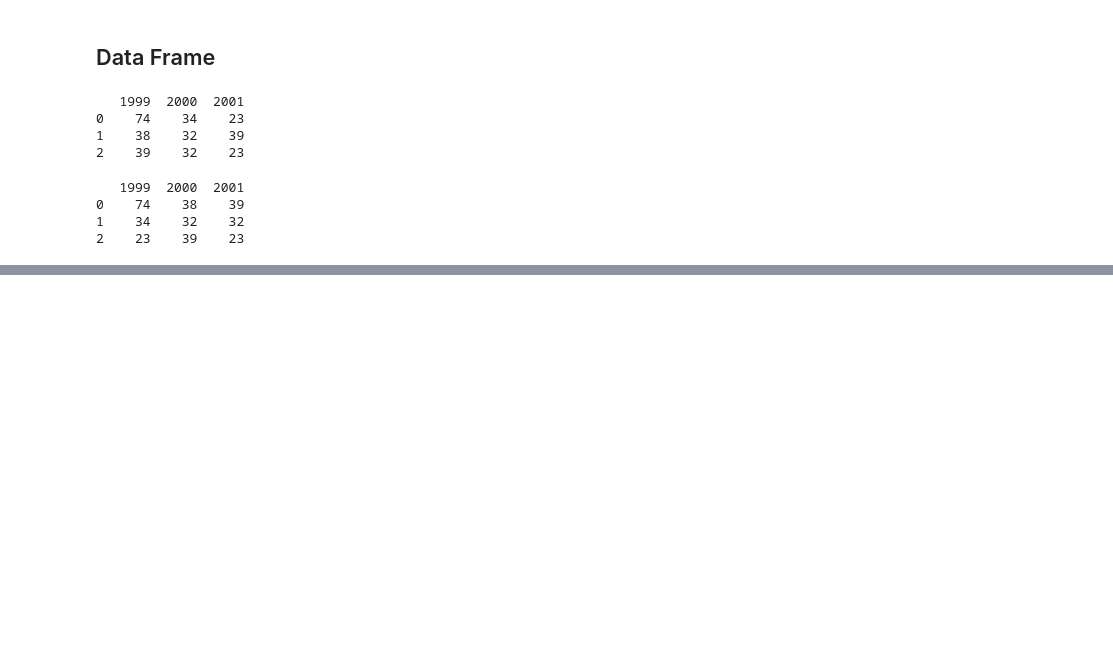
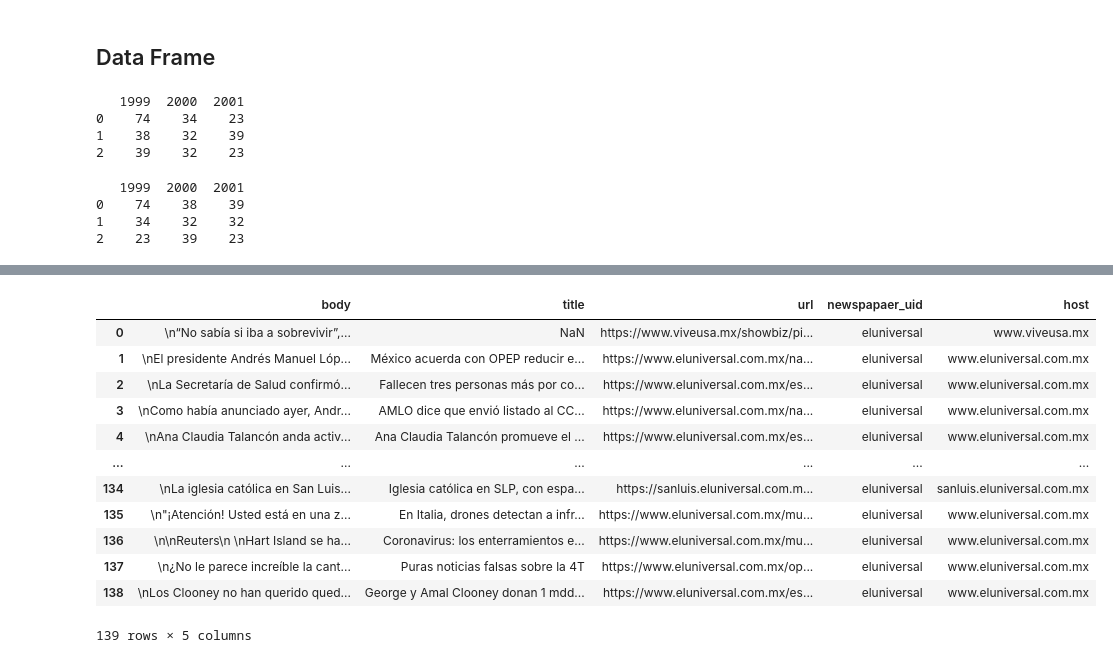
Before and after one commit to Luisehica/Data_Engineering, a Jupyter notebook: Intro Pandas.ipynb, the cells around one changed output, grey strips where cells are left out. Drawn from its saved outputs; the diff is of its cells as text; code cells hidden in the pictures; blank space fills up the shorter version.

Commit message:
receipe for newspaper

```diff
--- a/Intro Pandas.ipynb
+++ b/Intro Pandas.ipynb
@@ -45,6 +45,8 @@ print(frame_test2)
 1    34    32    32
 2    23    39    23
 # %%
-el_universal = pd.read_csv('web_scraping/eluniversal_2020_08_04_articles.csv', encoding = "utf-8")
-el_universal.head()
+pd.options.display.max_rows = 10
+
+el_universal = pd.read_csv('web_scraping/eluniversal_2020_04_10_articles.csv', encoding = "utf_8")
+el_universal
 # %% [output]
@@ -51,0 +143,6 @@ UnicodeDecodeError: 'utf-8' codec can't decode byte 0xed in position 63: invalid
+# %%
+# 1. Añadir newspaper_uid al DataFrame
+
+el_universal['newspapaer_uid'] = 'eluniversal'
+
+el_universal
@@ -51,0 +163,21 @@ UnicodeDecodeError: 'utf-8' codec can't decode byte 0xed in position 63: invalid
+# %%
+# 2. Obtener el host
+from urllib.parse import urlparse
+
+el_universal['host'] = el_universal['url'].apply(lambda url: urlparse(url).netloc)
+
+el_universal
+# %% [output]
+|  | body | title | url | newspapaer_uid | host |
+| 0 | \n“No sabía si iba a sobrevivir”,... | NaN | https://www.viveusa.mx/showbiz/pi... | eluniversal | www.viveusa.mx |
+| 1 | \nEl presidente Andrés Manuel Lóp... | México acuerda con OPEP reducir e... | https://www.eluniversal.com.mx/na... | eluniversal | www.eluniversal.com.mx |
+| 2 | \nLa Secretaría de Salud confirmó... | Fallecen tres personas más por co... | https://www.eluniversal.com.mx/es... | eluniversal | www.eluniversal.com.mx |
+| 3 | \nComo había anunciado ayer, Andr... | AMLO dice que envió listado al CC... | https://www.eluniversal.com.mx/na... | eluniversal | www.eluniversal.com.mx |
+| 4 | \nAna Claudia Talancón anda activ... | Ana Claudia Talancón promueve el ... | https://www.eluniversal.com.mx/es... | eluniversal | www.eluniversal.com.mx |
+| ... | ... | ... | ... | ... | ... |
+| 134 | \nLa iglesia católica en San Luis... | Iglesia católica en SLP, con espa... | https://sanluis.eluniversal.com.m... | eluniversal | sanluis.eluniversal.com.mx |
+| 135 | \n"¡Atención! Usted está en una z... | En Italia, drones detectan a infr... | https://www.eluniversal.com.mx/mu... | eluniversal | www.eluniversal.com.mx |
+| 136 | \n\nReuters\n \nHart Island se ha... | Coronavirus: los enterramientos e... | https://www.eluniversal.com.mx/mu... | eluniversal | www.eluniversal.com.mx |
+| 137 | \n¿No le parece increíble la cant... | Puras noticias falsas sobre la 4T | https://www.eluniversal.com.mx/op... | eluniversal | www.eluniversal.com.mx |
+| 138 | \nLos Clooney no han querido qued... | George y Amal Clooney donan 1 mdd... | https://www.eluniversal.com.mx/es... | eluniversal | www.eluniversal.com.mx |
+139 rows × 5 columns
```
Also changed, not shown: parts of 11 cells of this notebook, 2 other files.
